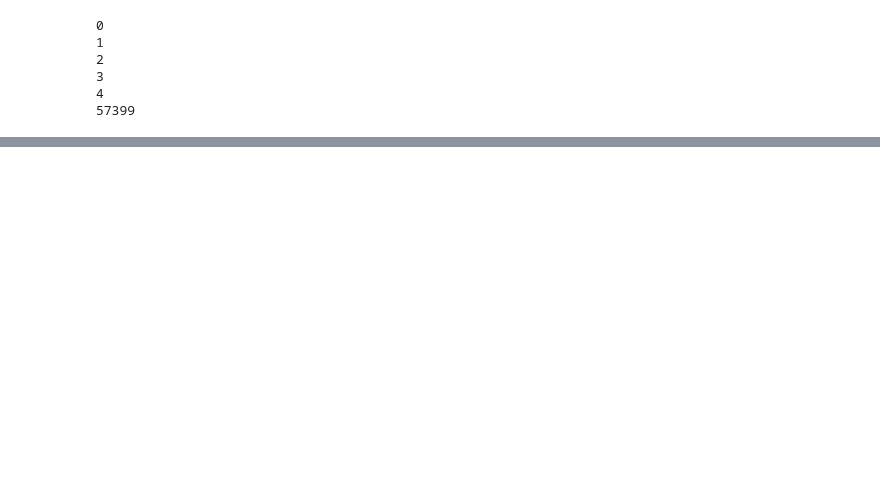
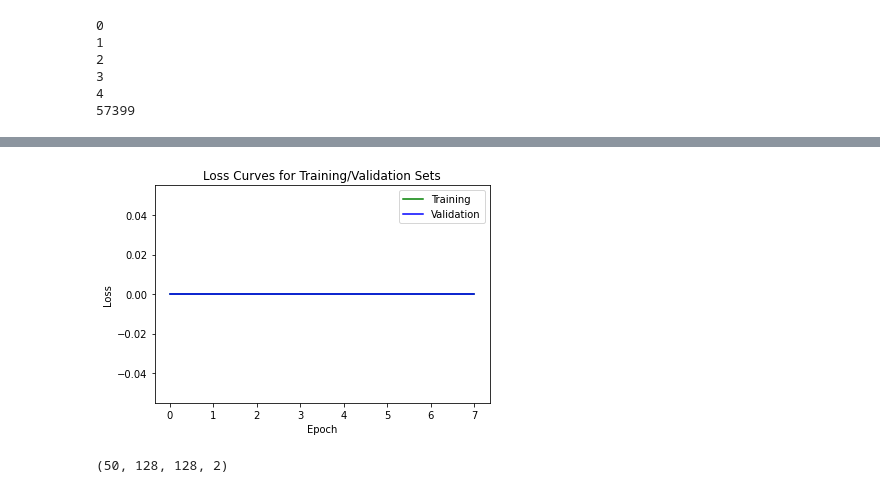
Before and after one commit to AnaHoban/lensing, a Jupyter notebook: Code/Batch Loading/Currently used/Twobands_tests.ipynb, the cells around one changed output, grey strips where cells are left out. Saved outputs shown, nothing was run; the diff lists cells and outputs as text; code cells hidden in the pictures; blank space fills up the shorter version.

```diff
--- a/Code/Batch Loading/Currently used/Twobands_tests.ipynb
+++ b/Code/Batch Loading/Currently used/Twobands_tests.ipynb
@@ -169,0 +257,4 @@ Epoch 1/8
+# %%
+plot_loss_curves(history_cfis, figname="FiveTrainingTilesCFIS_CUSTLOSS.png")
+# %% [output]
+[figure, added]
@@ -169,0 +268,4 @@ Epoch 1/8
+# %%
+sources_test_cfis.shape
+# %% [output]
+(50, 128, 128, 2)
```
Also changed, not shown: parts of 29 cells of this notebook, 3 other files.
